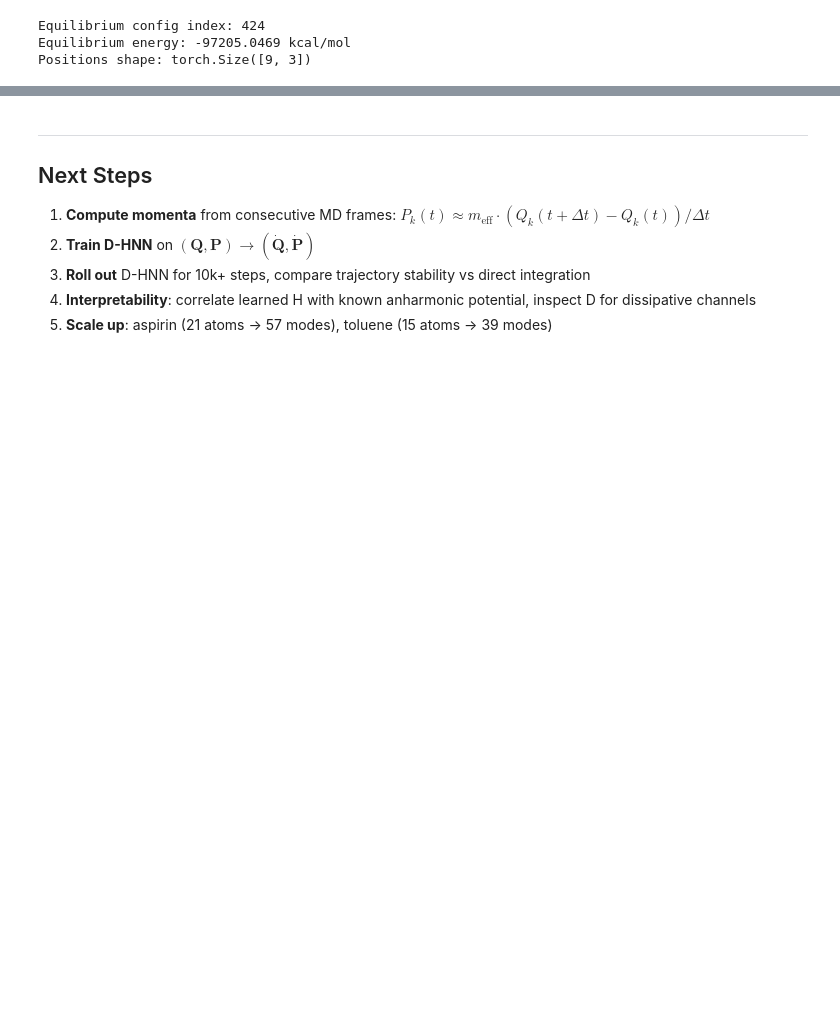
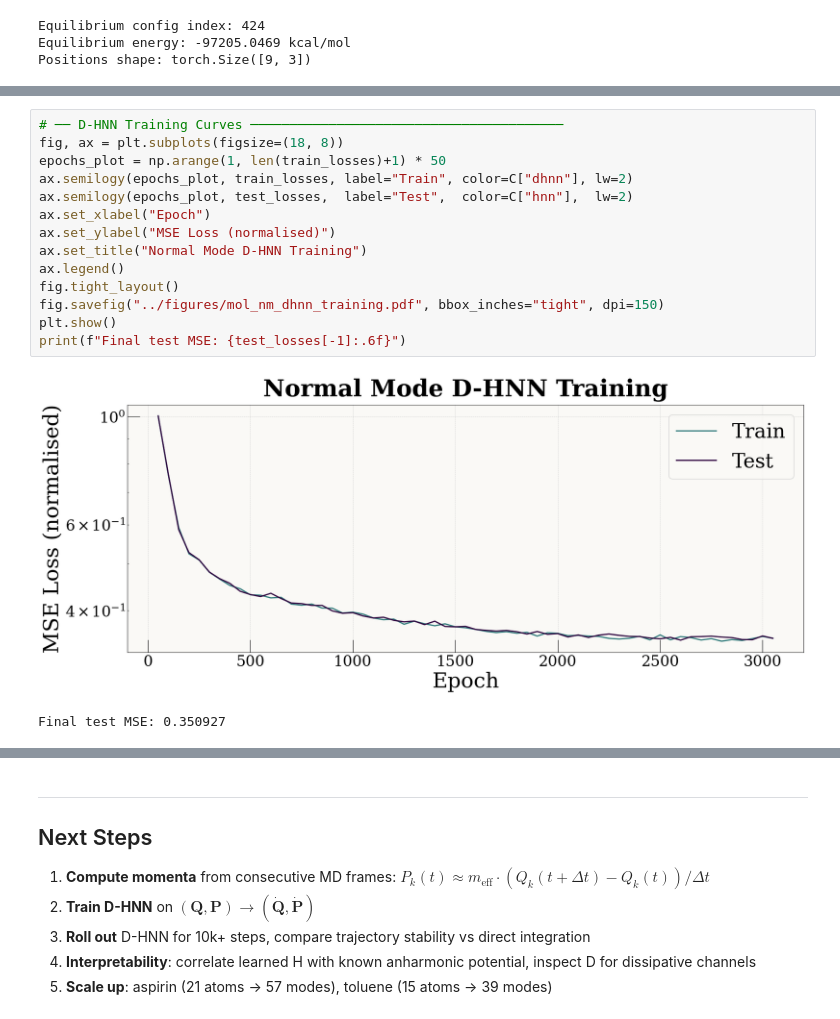
Before and after one commit to Im2ql4u/D_HNN, a Jupyter notebook: notebooks/molecular_experiments.ipynb, the cells around one changed output, grey strips where cells are left out. Drawn from its saved outputs; the diff is of its cells as text; blank space fills up the shorter version.

```diff
--- a/notebooks/molecular_experiments.ipynb
+++ b/notebooks/molecular_experiments.ipynb
@@ -299,0 +494,17 @@ print(f"  Architecture: MLP  {2*n_modes} → 256 → 256 → 256 → 1  (×2: H
+# %%
+# ── D-HNN Training Curves ────────────────────────────────────────
+fig, ax = plt.subplots(figsize=(18, 8))
+epochs_plot = np.arange(1, len(train_losses)+1) * 50
+ax.semilogy(epochs_plot, train_losses, label="Train", color=C["dhnn"], lw=2)
+ax.semilogy(epochs_plot, test_losses,  label="Test",  color=C["hnn"],  lw=2)
+ax.set_xlabel("Epoch")
+ax.set_ylabel("MSE Loss (normalised)")
+ax.set_title("Normal Mode D-HNN Training")
+ax.legend()
+fig.tight_layout()
+fig.savefig("../figures/mol_nm_dhnn_training.pdf", bbox_inches="tight", dpi=150)
+plt.show()
+print(f"Final test MSE: {test_losses[-1]:.6f}")
+# %% [output]
+[figure, added]
+Final test MSE: 0.350927
```
Also changed, not shown: parts of 17 cells of this notebook, 10 other files.
